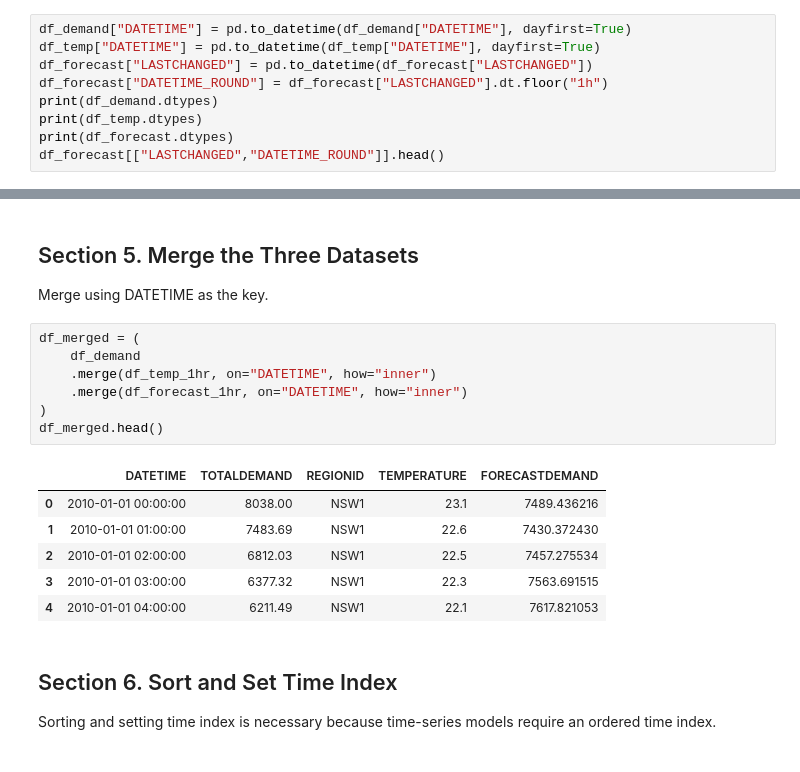
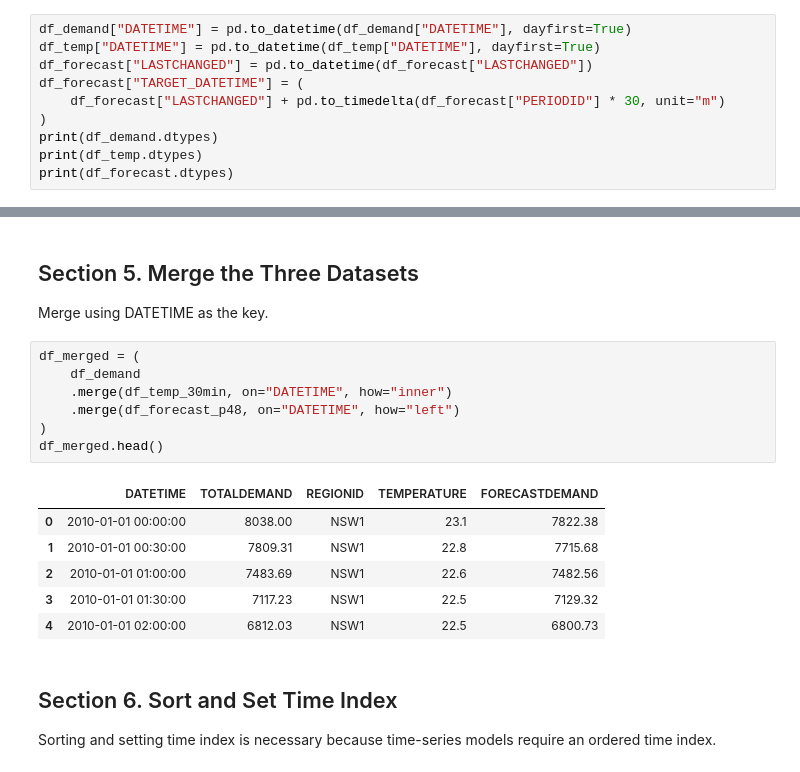
Before and after one commit to laukamkit/capstone_project_GroupA, a Jupyter notebook: src/Data_Preprocessing.ipynb, the cells around one changed output, grey strips where cells are left out. Cells and saved outputs as stored; diff of their text form.

```diff
--- a/src/Data_Preprocessing.ipynb
+++ b/src/Data_Preprocessing.ipynb
@@ -54,11 +61,12 @@ Convert "LASTCHANGED" in table df_forecast to datetime and round it so it can al
 df_demand["DATETIME"] = pd.to_datetime(df_demand["DATETIME"], dayfirst=True)
 df_temp["DATETIME"] = pd.to_datetime(df_temp["DATETIME"], dayfirst=True)
 df_forecast["LASTCHANGED"] = pd.to_datetime(df_forecast["LASTCHANGED"])
-df_forecast["DATETIME_ROUND"] = df_forecast["LASTCHANGED"].dt.floor("1h")
+df_forecast["TARGET_DATETIME"] = (
+    df_forecast["LASTCHANGED"] + pd.to_timedelta(df_forecast["PERIODID"] * 30, unit="m")
+)
 print(df_demand.dtypes)
 print(df_temp.dtypes)
 print(df_forecast.dtypes)
-df_forecast[["LASTCHANGED","DATETIME_ROUND"]].head()
 # %% [output]
 DATETIME       datetime64[ns]
 TOTALDEMAND           float64
@@ -120,17 +185,17 @@ Merge using DATETIME as the key.
 # %%
 df_merged = (
     df_demand
-    .merge(df_temp_1hr, on="DATETIME", how="inner")
-    .merge(df_forecast_1hr, on="DATETIME", how="inner")
+    .merge(df_temp_30min, on="DATETIME", how="inner")
+    .merge(df_forecast_p48, on="DATETIME", how="left")
 )
 df_merged.head()
 # %% [output]
 |  | DATETIME | TOTALDEMAND | REGIONID | TEMPERATURE | FORECASTDEMAND |
-| 0 | 2010-01-01 00:00:00 | 8038.00 | NSW1 | 23.1 | 7489.436216 |
-| 1 | 2010-01-01 01:00:00 | 7483.69 | NSW1 | 22.6 | 7430.372430 |
-| 2 | 2010-01-01 02:00:00 | 6812.03 | NSW1 | 22.5 | 7457.275534 |
-| 3 | 2010-01-01 03:00:00 | 6377.32 | NSW1 | 22.3 | 7563.691515 |
-| 4 | 2010-01-01 04:00:00 | 6211.49 | NSW1 | 22.1 | 7617.821053 |
+| 0 | 2010-01-01 00:00:00 | 8038.00 | NSW1 | 23.1 | 7822.38 |
+| 1 | 2010-01-01 00:30:00 | 7809.31 | NSW1 | 22.8 | 7715.68 |
+| 2 | 2010-01-01 01:00:00 | 7483.69 | NSW1 | 22.6 | 7482.56 |
+| 3 | 2010-01-01 01:30:00 | 7117.23 | NSW1 | 22.5 | 7129.32 |
+| 4 | 2010-01-01 02:00:00 | 6812.03 | NSW1 | 22.5 | 6800.73 |
 # %% [markdown]
 ## Section 6. Sort and Set Time Index
 
```
Also changed, not shown: parts of 12 cells of this notebook.
